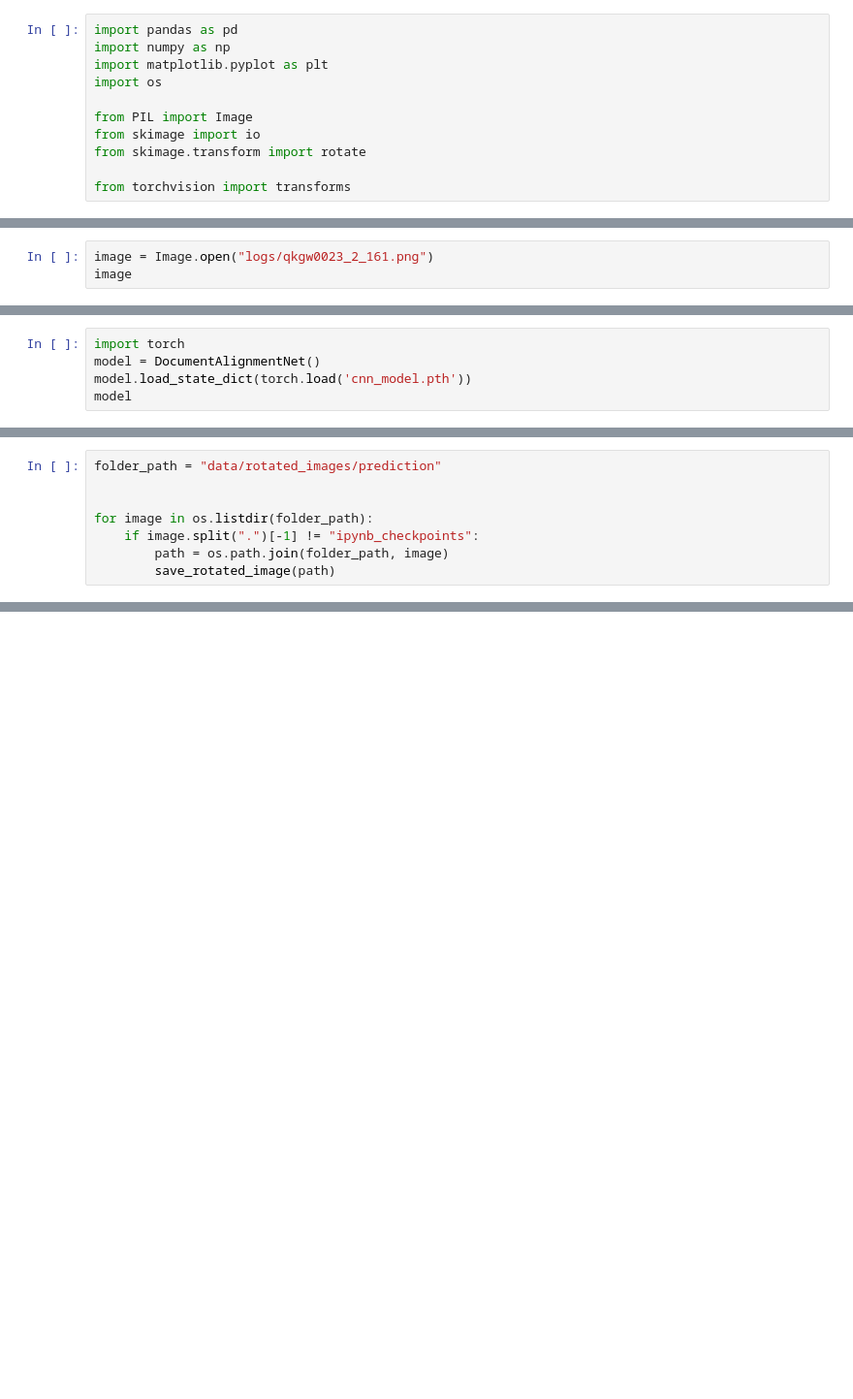
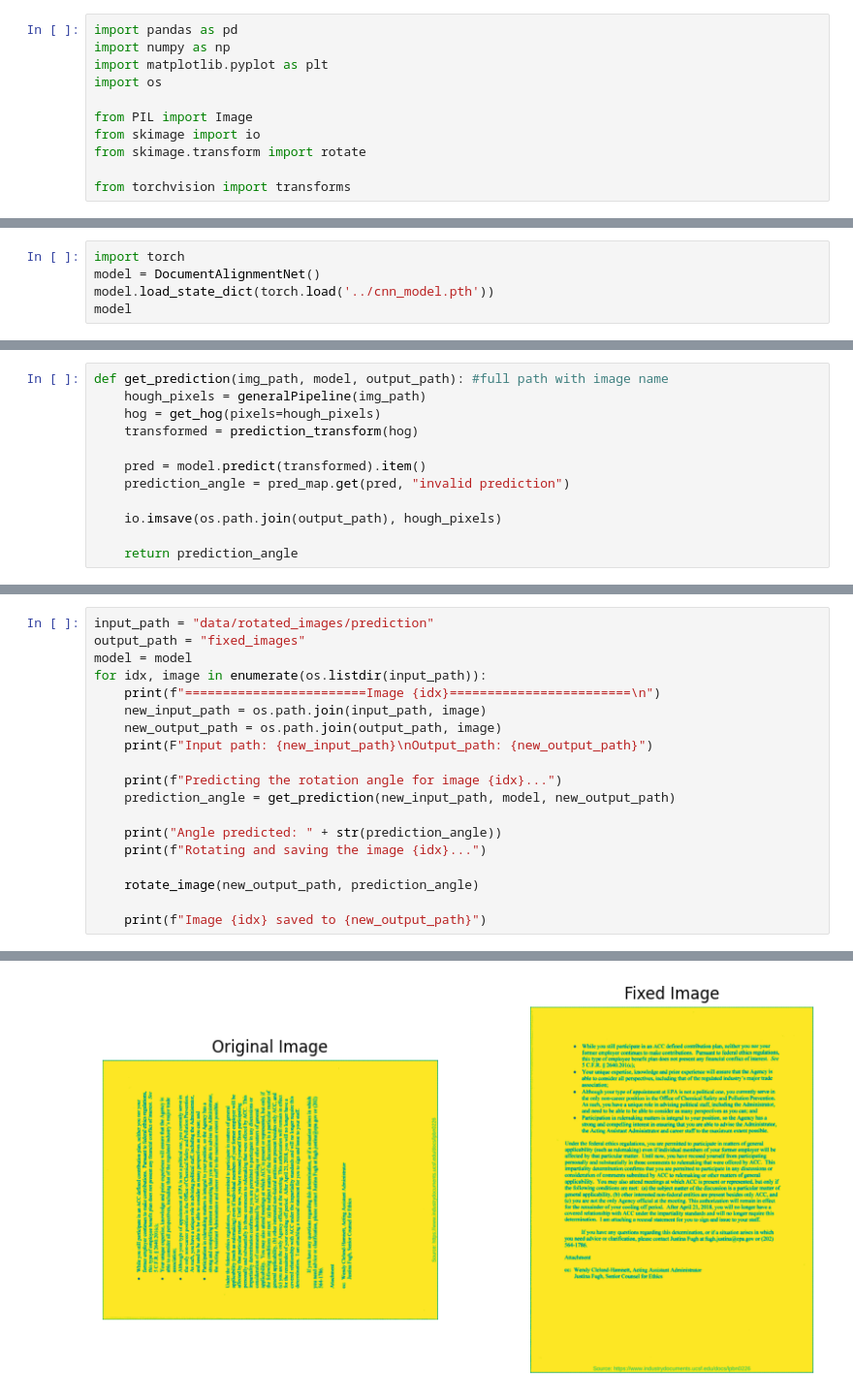
Before and after one commit to mayank1903/document-alignment-detection, a Jupyter notebook: document_alignment_correction/prediction.ipynb, the cells around one changed output, grey strips where cells are left out. Shown at 97% size. Cells and saved outputs as stored; diff of their text form; blank space fills up the shorter version.

```diff
--- a/document_alignment_correction/prediction.ipynb
+++ b/document_alignment_correction/prediction.ipynb
@@ -175,3 +18,0 @@ os.listdir("logs")
-# %%
-image = Image.open("logs/qkgw0023_2_161.png")
-image
@@ -188,5 +19,5 @@ np.array(image_or)
 # %%
 import torch
 model = DocumentAlignmentNet()
-model.load_state_dict(torch.load('cnn_model.pth'))
+model.load_state_dict(torch.load('../cnn_model.pth'))
 model
@@ -224,8 +41,0 @@ def save_rotated_image(path):
-# %%
-folder_path = "data/rotated_images/prediction"
-
-
-for image in os.listdir(folder_path):
-    if image.split(".")[-1] != "ipynb_checkpoints":
-        path = os.path.join(folder_path, image)
-        save_rotated_image(path)
@@ -231,0 +52,12 @@ for image in os.listdir(folder_path):
+# %%
+def get_prediction(img_path, model, output_path): #full path with image name
+    hough_pixels = generalPipeline(img_path)
+    hog = get_hog(pixels=hough_pixels)
+    transformed = prediction_transform(hog)
+
+    pred = model.predict(transformed).item()
+    prediction_angle = pred_map.get(pred, "invalid prediction")
+
+    io.imsave(os.path.join(output_path), hough_pixels)
+
+    return prediction_angle
@@ -231,0 +94,20 @@ for image in os.listdir(folder_path):
+# %%
+input_path = "data/rotated_images/prediction"
+output_path = "fixed_images"
+model = model
+for idx, image in enumerate(os.listdir(input_path)):
+    print(f"========================Image {idx}========================\n")
+    new_input_path = os.path.join(input_path, image)
+    new_output_path = os.path.join(output_path, image)
+    print(F"Input path: {new_input_path}\nOutput_path: {new_output_path}")
+
+    print(f"Predicting the rotation angle for image {idx}...")
+    prediction_angle = get_prediction(new_input_path, model, new_output_path)
+
+    print("Angle predicted: " + str(prediction_angle))
+    print(f"Rotating and saving the image {idx}...")
+
+    rotate_image(new_output_path, prediction_angle)
+
+    print(f"Image {idx} saved to {new_output_path}")
+# %% [output]
@@ -231,0 +121 @@ for image in os.listdir(folder_path):
+[figure, added]
```
Also changed, not shown: parts of 30 cells of this notebook, 10 other files.
